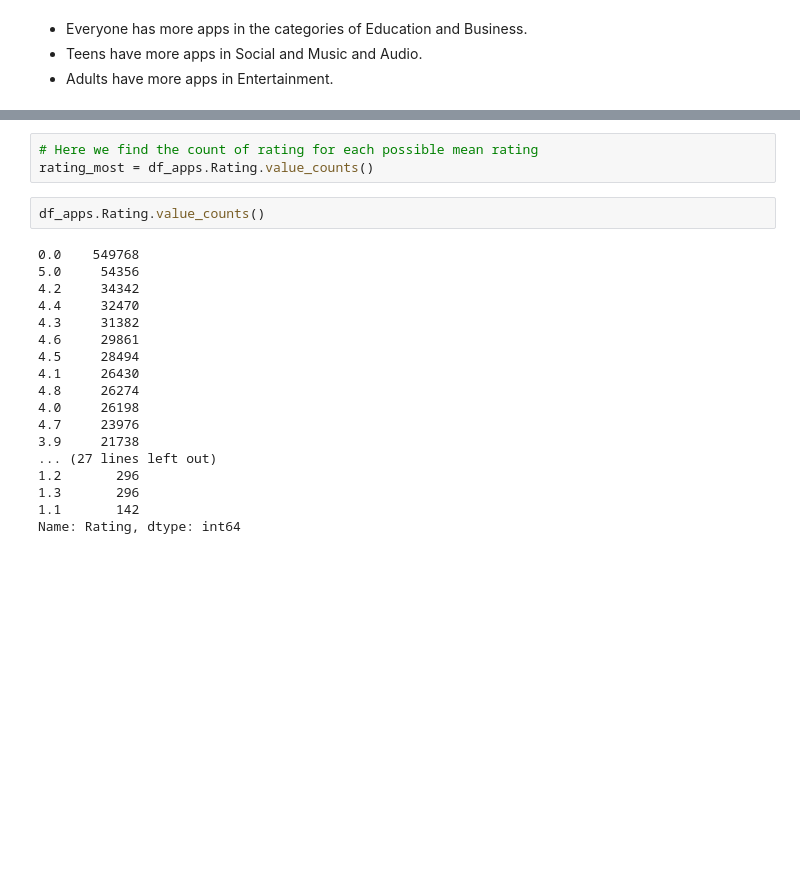
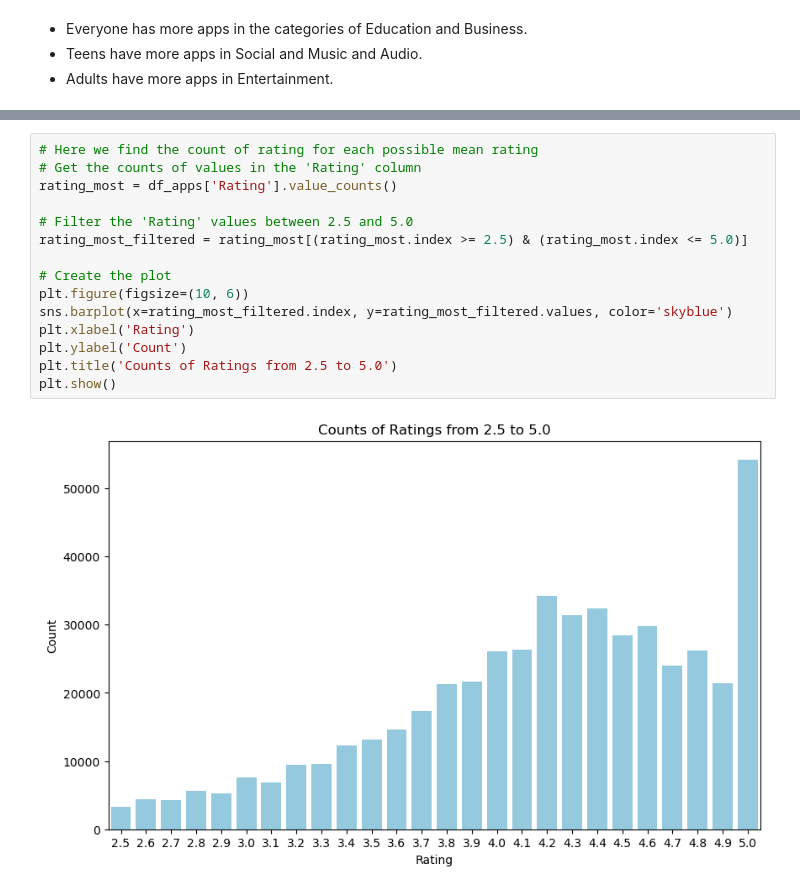
Before and after one commit to maria-clavijo/project_playstore_apps, a Jupyter notebook: notebooks/EDA.ipynb, the cells around one changed output, grey strips where cells are left out. Saved outputs shown, nothing was run; the diff lists cells and outputs as text; blank space fills up the shorter version.

```diff
--- a/notebooks/ETL_EDA.ipynb
+++ b/notebooks/EDA.ipynb
@@ -189,24 +189,18 @@ plt.show()
-# %%
-# Here we find the count of rating for each possible mean rating
-rating_most = df_apps.Rating.value_counts()
-# %%
-df_apps.Rating.value_counts()
-# %% [output]
-0.0    549768
-5.0     54356
-4.2     34342
-4.4     32470
-4.3     31382
-4.6     29861
-4.5     28494
-4.1     26430
-4.8     26274
-4.0     26198
-4.7     23976
-3.9     21738
-... (27 lines left out)
-1.2       296
-1.3       296
-1.1       142
-Name: Rating, dtype: int64
+# %%
+# Here we find the count of rating for each possible mean rating
+# Get the counts of values in the 'Rating' column
+rating_most = df_apps['Rating'].value_counts()
+
+# Filter the 'Rating' values between 2.5 and 5.0
+rating_most_filtered = rating_most[(rating_most.index >= 2.5) & (rating_most.index <= 5.0)]
+
+# Create the plot
+plt.figure(figsize=(10, 6))
+sns.barplot(x=rating_most_filtered.index, y=rating_most_filtered.values, color='skyblue')
+plt.xlabel('Rating')
+plt.ylabel('Count')
+plt.title('Counts of Ratings from 2.5 to 5.0')
+plt.show()
+# %% [output]
+[figure, added]
 # %%
```
Also changed, not shown: parts of 8 cells of this notebook, 1 other file.
